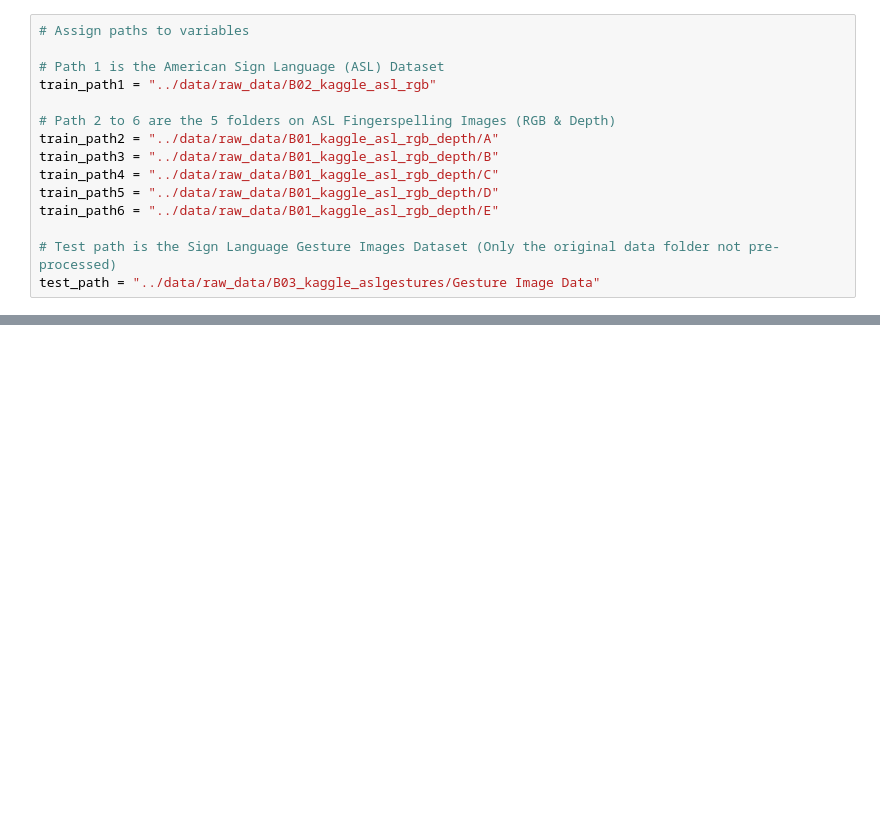
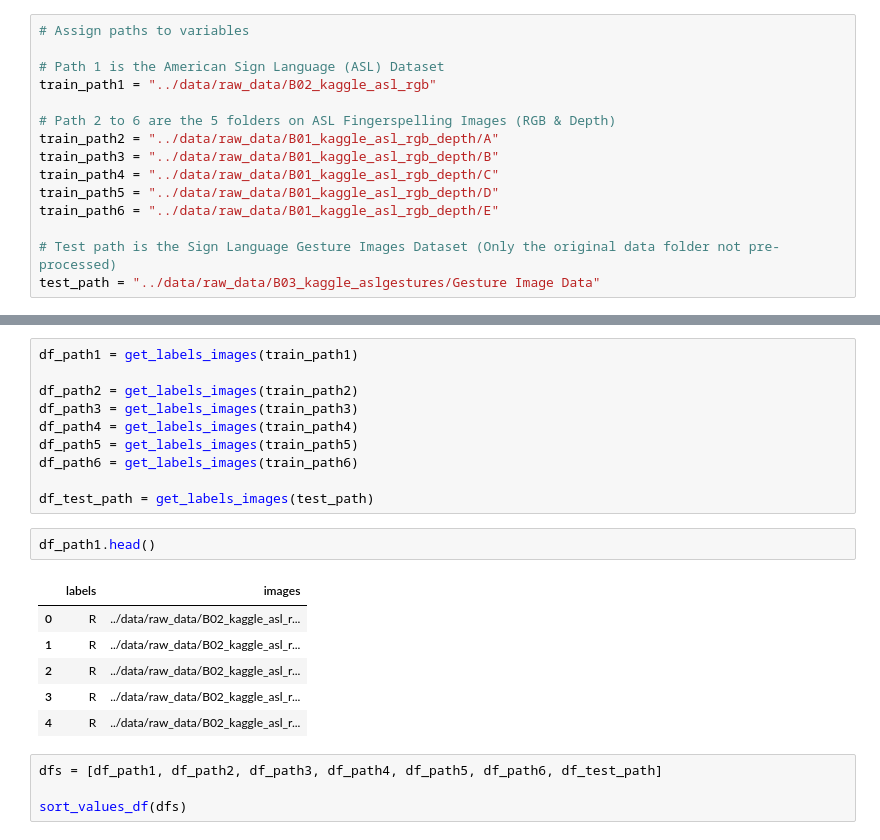
Before and after one commit to notFonz/HandSpell, a Jupyter notebook: notebooks/notFonz_datacleaning.ipynb, the cells around one changed output, grey strips where cells are left out. Drawn from its saved outputs; the diff is of its cells as text; blank space fills up the shorter version.

```diff
--- a/notebooks/notFonz_datacleaning.ipynb
+++ b/notebooks/notFonz_datacleaning.ipynb
@@ -25,0 +34,23 @@ print(os.listdir(train_path1))
+# %%
+df_path1 = get_labels_images(train_path1)
+
+df_path2 = get_labels_images(train_path2)
+df_path3 = get_labels_images(train_path3)
+df_path4 = get_labels_images(train_path4)
+df_path5 = get_labels_images(train_path5)
+df_path6 = get_labels_images(train_path6)
+
+df_test_path = get_labels_images(test_path)
+# %%
+df_path1.head()
+# %% [output]
+|  | labels | images |
+| 0 | R | ../data/raw_data/B02_kaggle_asl_r... |
+| 1 | R | ../data/raw_data/B02_kaggle_asl_r... |
+| 2 | R | ../data/raw_data/B02_kaggle_asl_r... |
+| 3 | R | ../data/raw_data/B02_kaggle_asl_r... |
+| 4 | R | ../data/raw_data/B02_kaggle_asl_r... |
+# %%
+dfs = [df_path1, df_path2, df_path3, df_path4, df_path5, df_path6, df_test_path]
+
+sort_values_df(dfs)
```
Also changed, not shown: parts of 11 cells of this notebook, 1 other file.
